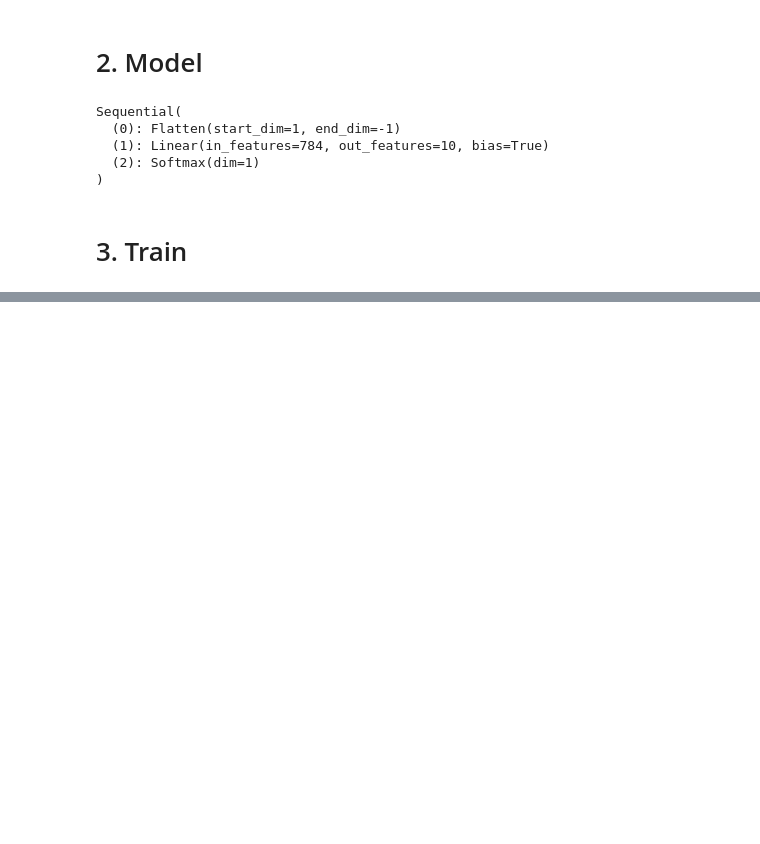
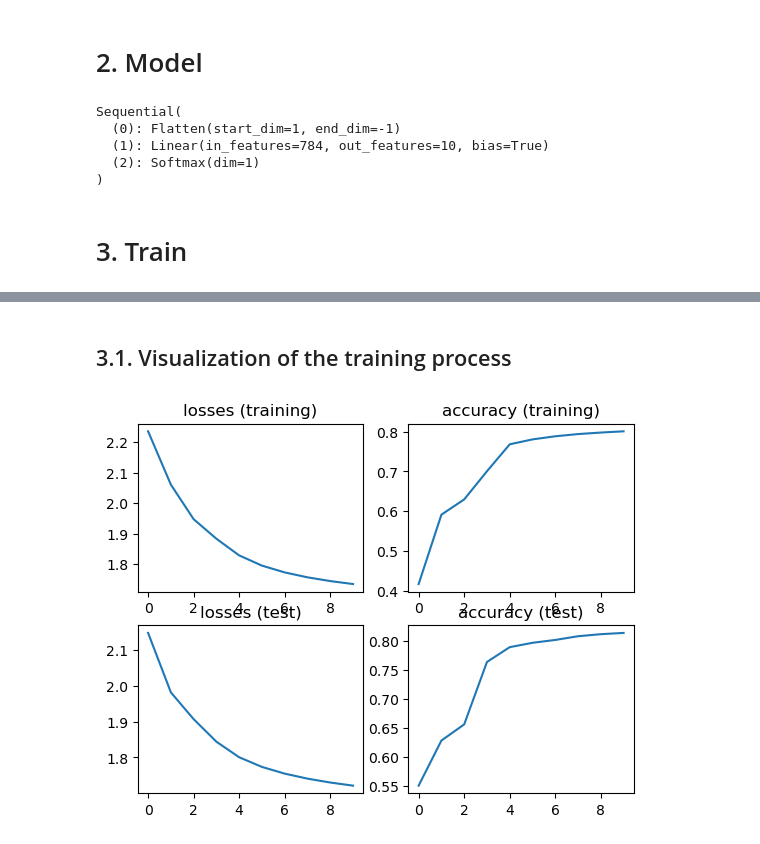
Before and after one commit to shuangxuetwelve/pytorch-practice, a Jupyter notebook: main.ipynb, the cells around one changed output, grey strips where cells are left out. Drawn from its saved outputs; the diff is of its cells as text; code cells hidden in the pictures; blank space fills up the shorter version.

Commit message:
Visualize the training process

```diff
--- a/main.ipynb
+++ b/main.ipynb
@@ -82,15 +83,24 @@ loss_fn = torch.nn.CrossEntropyLoss()
 optimizer = torch.optim.SGD(model.parameters(), LEARNING_RATE)
 
 # Run epochs.
+losses, corrects = [], []
+losses_test, corrects_test = [], []
 for epoch in range(EPOCHS):
 
     # Run one epoch for training.
+    num_batches = len(dataloader_training)
+    num_samples = len(dataloader_training.dataset)
+    loss_epoch, correct_epoch = 0, 0
     for batch, [images, labels] in enumerate(dataloader_training):
         # Make predictions.
         pred = model(images)
 
         # Calculate the loss.
         loss = loss_fn(pred, labels)
+        loss_epoch += loss.item()
+
+        # Calculate the number of correctness.
+        correct_epoch += (pred.argmax(dim=1) == labels).type(dtype=torch.float32).sum().item()
 
         # Back propagation.
         optimizer.zero_grad()
@@ -100,6 +110,17 @@ for epoch in range(EPOCHS):
         if (batch + 1) % 1000 == 0:
             loss, size_current, size_total = loss.item(), (batch+1)*BATCH_SIZE, len(dataloader_training.dataset)
             print(f'loss: {loss:>7f} [{size_current:>5d} / {size_total:>5d}]')
+
+    # Calculate the mean loss across all batches.
+    loss_epoch /= num_batches
+    losses.append(loss_epoch)
+
+    # Calculate the mean number of correctness across all batches.
+    correct_epoch /= num_samples
+    corrects.append(correct_epoch)
+
+    # Print statistics of the training part of the epoch.
+    print(f'Training error: loss: {loss_epoch:>7f}, accuracy: {correct_epoch*100:>0.1f}%')
 
     # Run one epoch for test.
     loss_test, correct_test = 0, 0
@@ -118,9 +139,12 @@ for epoch in range(EPOCHS):
 
     # Calculate the mean loss across all batches.
     loss_test /= num_batches_test
+    losses_test.append(loss_test)
 
     # Calculate the mean number of correctness across all batches.
     correct_test /= num_samples_test
+    corrects_test.append(correct_test)
 
+    # Print statistics of the test part of the epoch.
     print(f'Test error: loss: {loss_test:>7f}, accuracy: {correct_test*100:>0.1f}%')
 # %% [output]
@@ -143,0 +168,17 @@ Test error: loss: 1.624839, accuracy: 87.8%
+# %% [markdown]
+## 3.1. Visualization of the training process
+# %%
+fig, ((ax11, ax12), (ax21, ax22)) = plt.subplots(2,2)
+
+ax11.plot(losses)
+ax11.set_title('losses (training)')
+ax12.plot(corrects)
+ax12.set_title('accuracy (training)')
+ax21.plot(losses_test)
+ax21.set_title('losses (test)')
+ax22.plot(corrects_test)
+ax22.set_title('accuracy (test)')
+
+plt.show()
+# %% [output]
+[figure, added]
```
Also changed, not shown: parts of 5 cells of this notebook, 1 other file.
